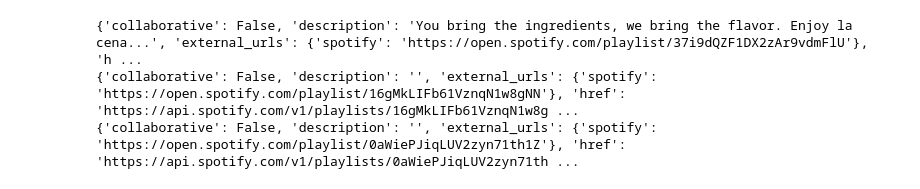
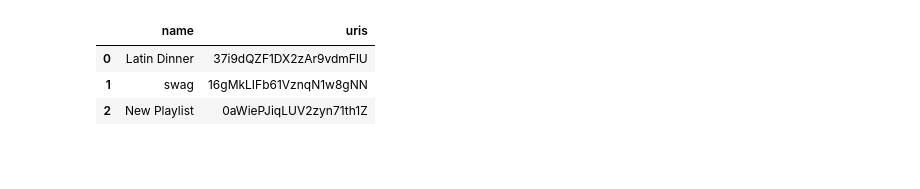
Before and after one commit to chriskontsis/AiTunes, a Jupyter notebook: Reccomender/SongRec.ipynb, the cells around one changed output. Saved outputs shown, nothing was run; the diff lists cells and outputs as text; code cells hidden in the pictures; blank space fills up the shorter version.

```diff
--- a/Reccomender/SongRec.ipynb
+++ b/Reccomender/SongRec.ipynb
@@ -6,8 +6,10 @@ import numpy as np
 import spotipy
 # %%
 spotify_wrapper = SpotifyAPIWrapper.SpotifyAPIWrapper()
-spotify_wrapper.getUsersPlaylists('chris0927')
+user_playlist_df = spotify_wrapper.getUsersPlaylists('chris0927')
+user_playlist_df
 # %% [output]
-{'collaborative': False, 'description': 'You bring the ingredients, we bring the flavor. Enjoy la cena...', 'external_urls': {'spotify': 'https://open.spotify.com/playlist/37i9dQZF1DX2zAr9vdmFlU'}, 'h ...
-{'collaborative': False, 'description': '', 'external_urls': {'spotify': 'https://open.spotify.com/playlist/16gMkLIFb61VznqN1w8gNN'}, 'href': 'https://api.spotify.com/v1/playlists/16gMkLIFb61VznqN1w8g ...
-{'collaborative': False, 'description': '', 'external_urls': {'spotify': 'https://open.spotify.com/playlist/0aWiePJiqLUV2zyn71th1Z'}, 'href': 'https://api.spotify.com/v1/playlists/0aWiePJiqLUV2zyn71th ...
+|  | name | uris |
+| 0 | Latin Dinner | 37i9dQZF1DX2zAr9vdmFlU |
+| 1 | swag | 16gMkLIFb61VznqN1w8gNN |
+| 2 | New Playlist | 0aWiePJiqLUV2zyn71th1Z |
```
Also changed, not shown: parts of 1 cell of this notebook, 2 other files.
